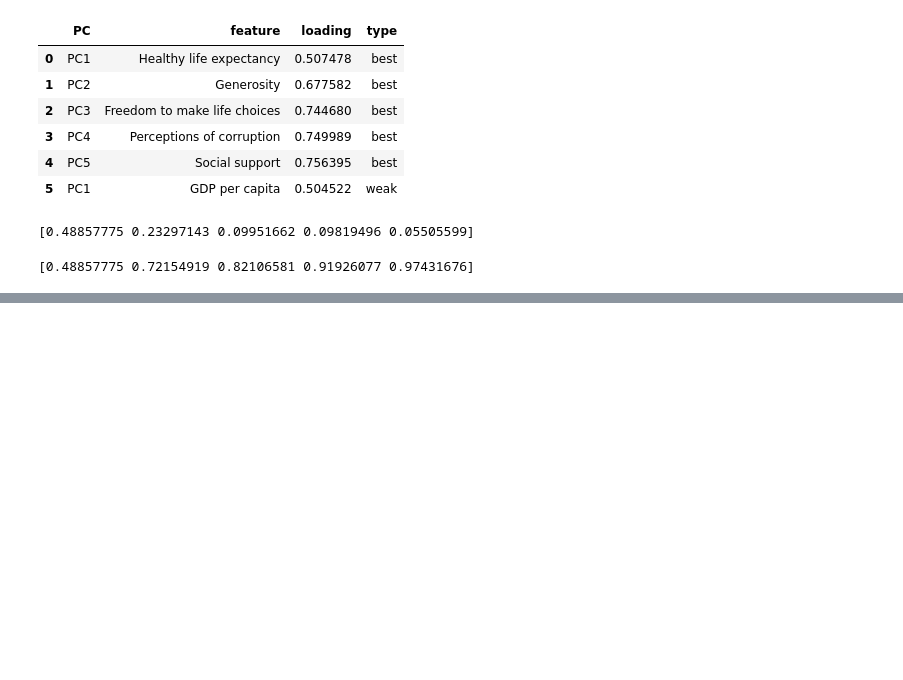
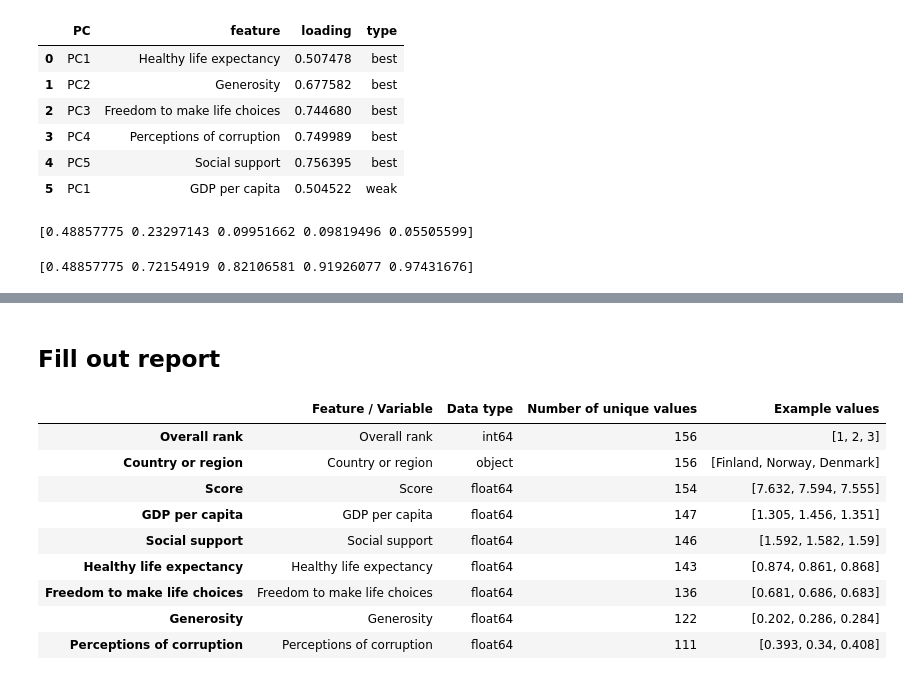
Before and after one commit to Titaniel3/ASDA_2025_Group_1_Portfolio_new, a Jupyter notebook: notebooks/week_10_draft_DL.ipynb, the cells around one changed output, grey strips where cells are left out. Cells and saved outputs as stored; diff of their text form; code cells hidden in the pictures; blank space fills up the shorter version.

Commit message:
report

```diff
--- a/notebooks/week_10_draft_DL.ipynb
+++ b/notebooks/week_10_draft_DL.ipynb
@@ -263,0 +255,23 @@ plt.show()
+# %% [markdown]
+## Fill out report
+# %%
+# Create dataset structure table
+structure_table = pd.DataFrame({
+    "Feature / Variable": df.columns,
+    "Data type": df.dtypes.astype(str),
+    "Number of unique values": [df[col].nunique() for col in df.columns],
+    "Example values": [df[col].dropna().unique()[:3].tolist() for col in df.columns]
+})
+
+structure_table
+# %% [output]
+|  | Feature / Variable | Data type | Number of unique values | Example values |
+| Overall rank | Overall rank | int64 | 156 | [1, 2, 3] |
+| Country or region | Country or region | object | 156 | [Finland, Norway, Denmark] |
+| Score | Score | float64 | 154 | [7.632, 7.594, 7.555] |
+| GDP per capita | GDP per capita | float64 | 147 | [1.305, 1.456, 1.351] |
+| Social support | Social support | float64 | 146 | [1.592, 1.582, 1.59] |
+| Healthy life expectancy | Healthy life expectancy | float64 | 143 | [0.874, 0.861, 0.868] |
+| Freedom to make life choices | Freedom to make life choices | float64 | 136 | [0.681, 0.686, 0.683] |
+| Generosity | Generosity | float64 | 122 | [0.202, 0.286, 0.284] |
+| Perceptions of corruption | Perceptions of corruption | float64 | 111 | [0.393, 0.34, 0.408] |
```
Also changed, not shown: parts of 8 cells of this notebook, 8 other files.
